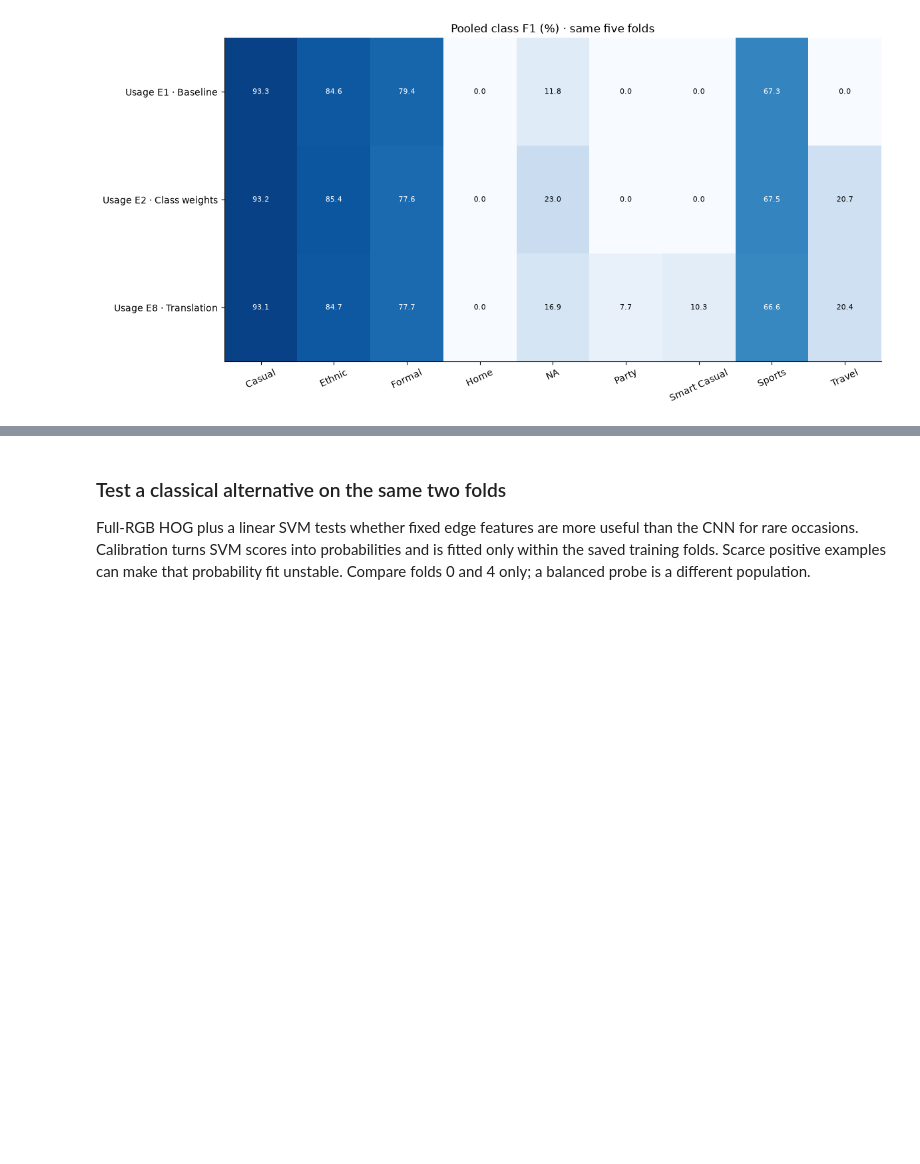
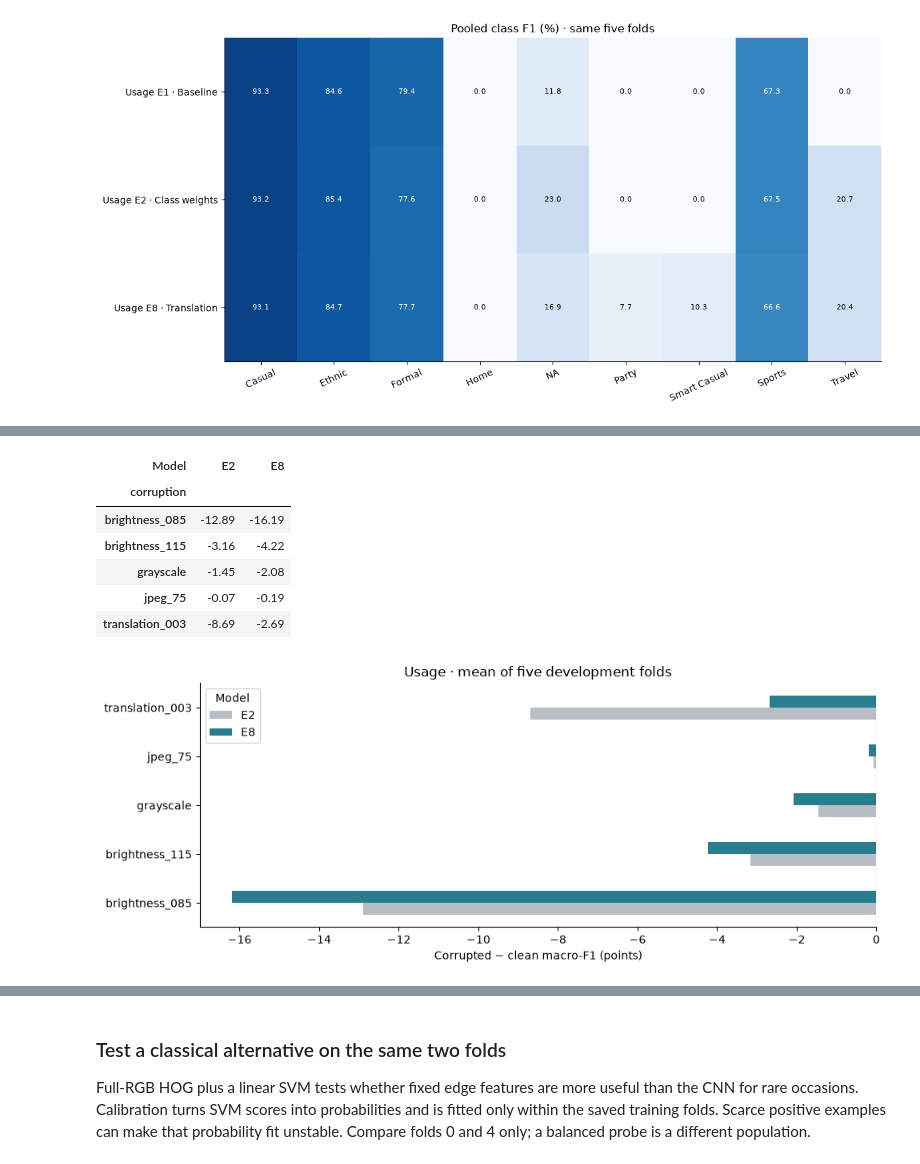
Before and after one commit to TrnLin/MLA2, a Jupyter notebook: notebooks/04_task3_gender_usage.ipynb, the cells around one changed output, grey strips where cells are left out. Saved outputs shown, nothing was run; the diff lists cells and outputs as text; code cells hidden in the pictures; blank space fills up the shorter version.

```diff
--- a/notebooks/04_task3_gender_usage.ipynb
+++ b/notebooks/04_task3_gender_usage.ipynb
@@ -1225 +1669,18 @@ do not establish a reliable rare-class solution. The next retained alternative t
 features; the later data experiment tests whether lack of examples is the stronger limit.
+# %%
+compact_rows = []
+for key in ['usage1', 'usage2', 'usage3', 'usage4', 'usage5',
+            'usage6', 'usage7', 'usage8', 'usage9']:
+    stage = evidence_lock['stages'][key]
+    runs = registry.loc[stage['run_ids']]
+    metrics = runs.metrics_json.map(json.loads)
+    cm = np.sum([row['confusion_matrix'] for row in metrics], axis=0)
+    denominator = cm.sum(axis=0) + cm.sum(axis=1)
+    f1 = np.divide(2*cm.diagonal(), denominator,
+                   out=np.zeros(len(cm)), where=denominator > 0)
+    compact_rows.append([stage['label'], ', '.join(map(str, stage['folds'])),
+                         stage['labels'], int(cm.sum()),
+                         100*f1.mean(), 100*np.trace(cm)/cm.sum()])
+display(pd.DataFrame(compact_rows, columns=[
+    'Experiment', 'Folds', 'Label basis', 'Images', 'Macro-F1 (%)', 'Accuracy (%)'
+]).set_index('Experiment').round(2))
@@ -1225,0 +1717,28 @@ features; the later data experiment tests whether lack of examples is the strong
+# %%
+usage_robustness_parts = []
+for key, name in [('usage2', 'E2'), ('usage8', 'E8')]:
+    for relative in evidence_lock['stages'][key]['robustness_paths']:
+        rows = pd.read_csv(REPO_DIR/relative, keep_default_na=False)
+        rows['Model'] = name
+        usage_robustness_parts.append(rows)
+usage_robustness = pd.concat(usage_robustness_parts, ignore_index=True)
+usage_robustness_means = usage_robustness.pivot_table(
+    index='corruption', columns='Model', values='macro_f1_change', aggfunc='mean')*100
+display(usage_robustness_means.round(2))
+fig, ax = plt.subplots(figsize=(10, 4))
+usage_robustness_means.plot.barh(ax=ax, color=['#b8bec6', '#287d8e'])
+ax.axvline(0, color='#555555', linewidth=0.8)
+ax.set(xlabel='Corrupted − clean macro-F1 (points)', ylabel='',
+       title='Usage · mean of five development folds')
+fig.tight_layout()
+fig.savefig(FIGURES/'usage_robustness_tradeoff.png', dpi=150, bbox_inches='tight')
+plt.show()
+# %% [output]
+| Model | E2 | E8 |
+| corruption |  |  |
+| brightness_085 | -12.89 | -16.19 |
+| brightness_115 | -3.16 | -4.22 |
+| grayscale | -1.45 | -2.08 |
+| jpeg_75 | -0.07 | -0.19 |
+| translation_003 | -8.69 | -2.69 |
+[figure, added]
```
Also changed, not shown: parts of 85 cells of this notebook.
